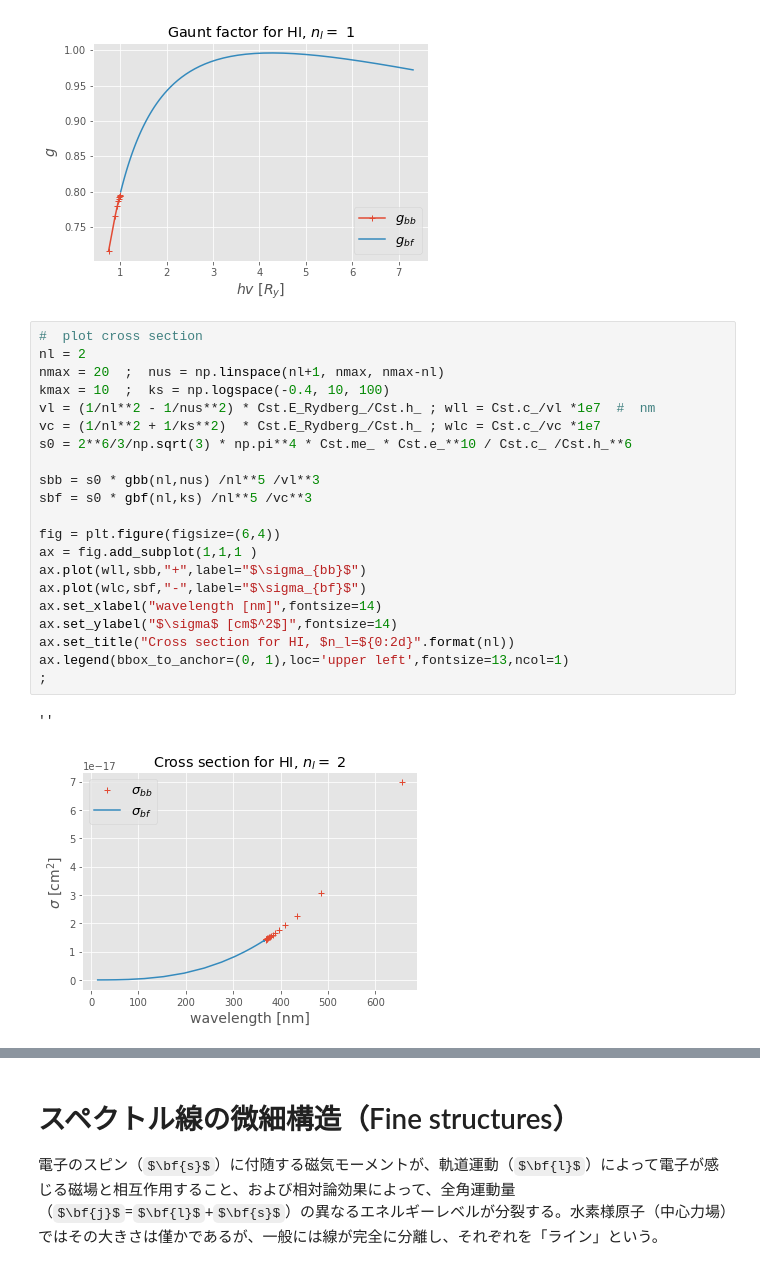
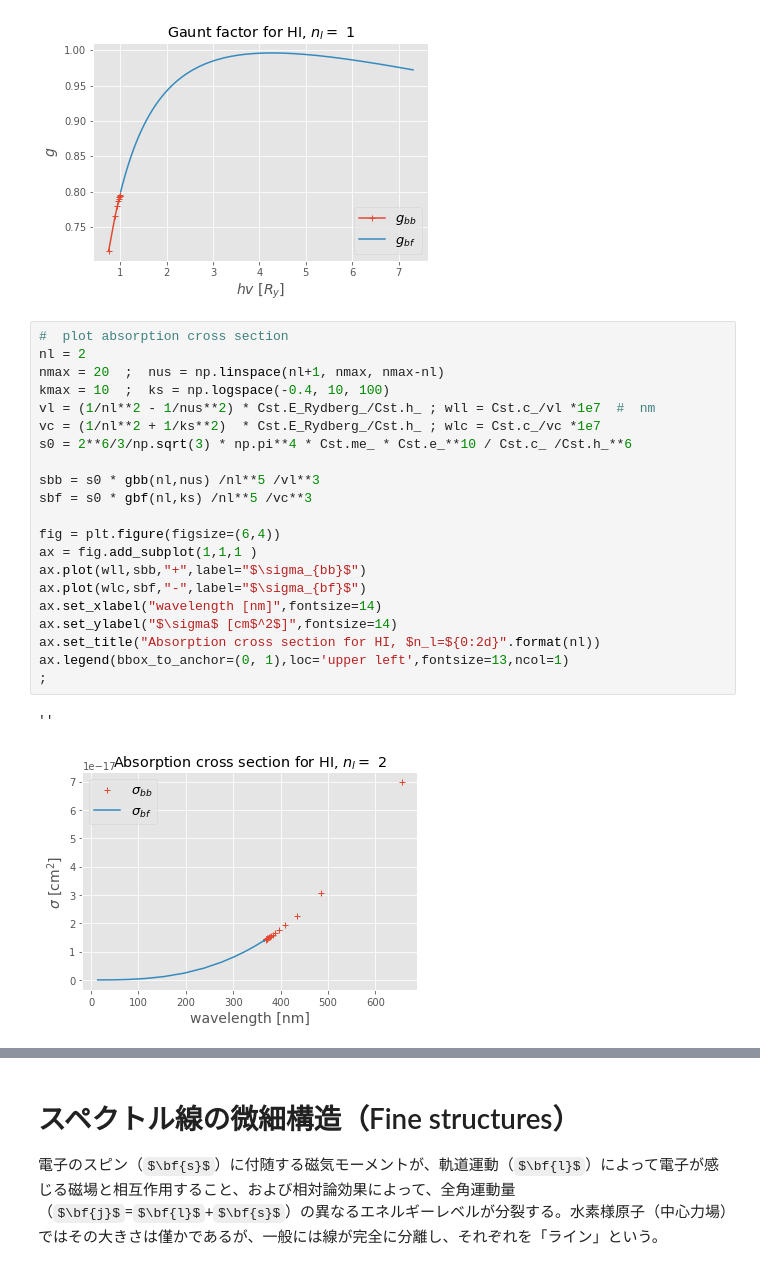
Before and after one commit to kouui/spectra-deprecated, a Jupyter notebook: notebooks/hydrogen.ipynb, the cells around one changed output, grey strips where cells are left out. Cells and saved outputs as stored; diff of their text form; some formulas as TeX source.

```diff
--- a/notebooks/hydrogen.ipynb
+++ b/notebooks/hydrogen.ipynb
@@ -851,26 +851,26 @@ ax.legend(bbox_to_anchor=(1, 0),loc='lower right',fontsize=13,ncol=1)
 ''
 [figure]
 # %%
-#  plot cross section
+#  plot absorption cross section
 nl = 2
 nmax = 20  ;  nus = np.linspace(nl+1, nmax, nmax-nl)
 kmax = 10  ;  ks = np.logspace(-0.4, 10, 100)
 vl = (1/nl**2 - 1/nus**2) * Cst.E_Rydberg_/Cst.h_ ; wll = Cst.c_/vl *1e7  #  nm
 vc = (1/nl**2 + 1/ks**2)  * Cst.E_Rydberg_/Cst.h_ ; wlc = Cst.c_/vc *1e7
 s0 = 2**6/3/np.sqrt(3) * np.pi**4 * Cst.me_ * Cst.e_**10 / Cst.c_ /Cst.h_**6
 
 sbb = s0 * gbb(nl,nus) /nl**5 /vl**3
 sbf = s0 * gbf(nl,ks) /nl**5 /vc**3
 
 fig = plt.figure(figsize=(6,4))
 ax = fig.add_subplot(1,1,1 )
 ax.plot(wll,sbb,"+",label="$\sigma_{bb}$")
 ax.plot(wlc,sbf,"-",label="$\sigma_{bf}$")
 ax.set_xlabel("wavelength [nm]",fontsize=14)
 ax.set_ylabel("$\sigma$ [cm$^2$]",fontsize=14)
-ax.set_title("Cross section for HI, $n_l=${0:2d}".format(nl))
+ax.set_title("Absorption cross section for HI, $n_l=${0:2d}".format(nl))
 ax.legend(bbox_to_anchor=(0, 1),loc='upper left',fontsize=13,ncol=1)
 ;
 # %% [output]
 ''
-[figure, old version]
+[figure, new version]
```
Also changed, not shown: parts of 6 cells of this notebook, 5 other files.
